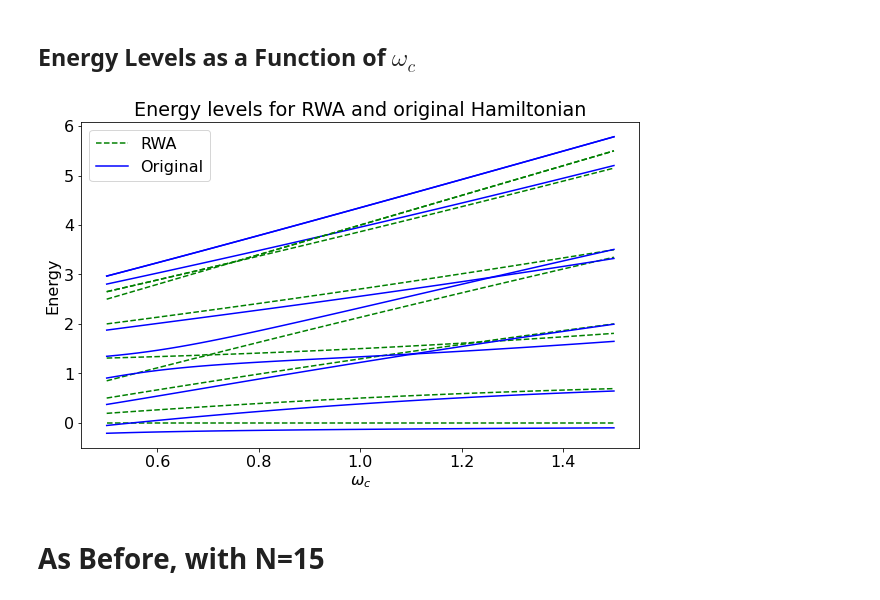
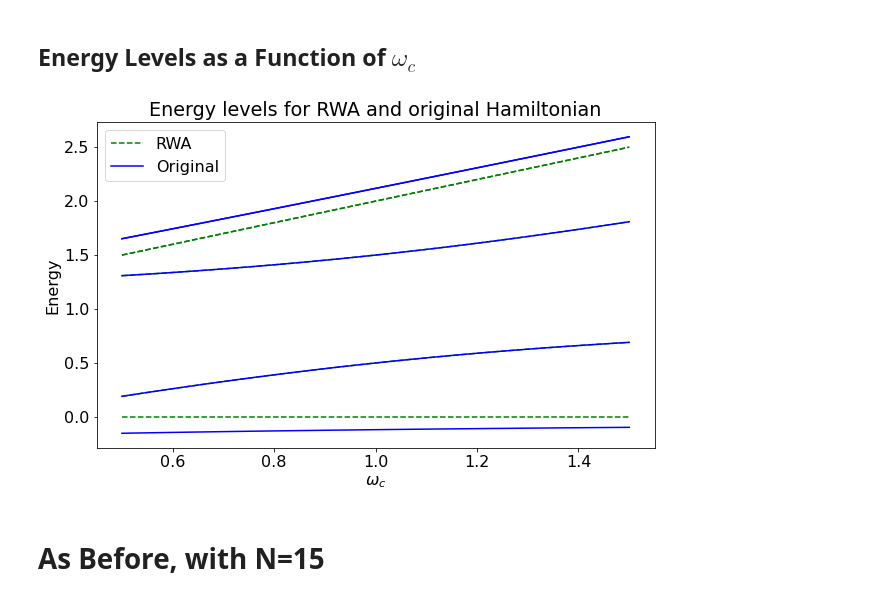
Before and after one commit to RobPie16/JaynesCummingModelProject, a Jupyter notebook: RabiOsc+EnergyLevels.ipynb, the cells around one changed output. Cells and saved outputs as stored; diff of their text form; code cells hidden in the pictures.

```diff
--- a/RabiOsc+EnergyLevels.ipynb
+++ b/RabiOsc+EnergyLevels.ipynb
@@ -14,8 +14,7 @@ mpl.rcParams.update({'font.size': 16})
 wc = 1.0  * 2 * np.pi  # cavity frequency
 wa = 1.0  * 2 * np.pi  # atom frequency
 g  = 0.05 * 2 * np.pi  # coupling strength
-N = 4                  # number of cavity fock states
-n_th_a = 0.0           # avg number of thermal bath excitation
+N = 16              # number of cavity fock states
 
 tlist = np.linspace(0,25,101)
 # %%
@@ -123,7 +169,7 @@ Now, want to verify that we get a similar result with the Rotating Wave Approxim
 A1v=[]
 A2v=[]
 
-tlist = np.linspace(0,25,101)
+tlist = np.linspace(0,25,1000)
 
 for t in tlist:
     psi=evolve(psiinit,t,Hrwa.full())
@@ -139,9 +185,9 @@ for t in tlist:
 fig, axes = plt.subplots(1, 1, figsize=(10,6))
 
 axes.plot(tlist, np.real(A1v), label="Cavity")
-axes.plot(tlist, np.real(A2v), label="Atom excited state")
+axes.plot(tlist, np.real(A2v), label="Atom Excited State")
 axes.legend()
 axes.set_xlabel('Time')
-axes.set_ylabel('Occupation probability')
-axes.set_title('Vacuum Rabi oscillations (RWA)')
+axes.set_ylabel('Occupation Probability')
+axes.set_title('Vacuum Rabi Oscillations (RWA)')
 # %% [output]
@@ -149,3 +195,25 @@ Text(0.5, 1.0, 'Vacuum Rabi oscillations (RWA)')
 [figure]
 # %% [markdown]
 So, we get very similar results. However we can look at how well the rotating wave works for different energy levels as we change the coupling strength or the cavity wavelength.
+# %%
+temp1=(np.sin(0.05*2*np.pi*tlist))**2
+temp2=(np.cos(0.05*2*np.pi*tlist))**2
+
+er1=np.array([])
+er2=np.array([])
+
+for i in range(0,len(A1v)):
+    er1=np.append(er1,-temp1[i]+A1v[i])
+    er2=np.append(er2,-temp2[i]+A2v[i])
+
+
+
+
+fig, axes = plt.subplots(1, 1, figsize=(10,6))
+
+axes.plot(tlist,er1, label="Cavity")
+axes.plot(tlist,er2, label="Atom Excited State")
+axes.legend()
+axes.set_xlabel('Time')
+axes.set_ylabel('Error')
+axes.set_title('Vacuum Rabi Oscillations (RWA)')
@@ -152,7 +223,7 @@ So, we get very similar results. However we can look at how well the rotating wa
 # %% [markdown]
 # Energy Level Comparison for Original vs RWA
 # %%
-N = 4       #number of cavity fock states
+N = 2       #number of cavity fock states
 wc = 1  # cavity frequency
 wa = 1
 gvec=np.linspace(0,1,50)
@@ -208,7 +279,7 @@ plt.show()
 # %% [markdown]
 ## Energy Levels as a Function of $\omega_c$
 # %%
-N = 4       #number of cavity fock states
+N = 2       #number of cavity fock states
 wa = 1
 g=0.5
 
@@ -227,33 +298,33 @@ for wc in wvec:
     rwalvls.append(evr)
 
 n1=len(origlvls)
 n2=len(origlvls[1])
 eolvls=np.zeros([n1,n2])
 erlvls=np.zeros([n1,n2])
 
 for i in range(n1):
     for j in range(len(rwalvls[1])):
         erlvls[i,j]=rwalvls[i][j]
         eolvls[i,j]=origlvls[i][j]
 
 
 
 
 fig, axes = plt.subplots(1, 1, figsize=(10,6))
 
 for i in range(n2):
     axes.plot(wvec,erlvls[:,i],"g--")
     axes.plot(wvec,eolvls[:,i],"b-")
 
 axes.plot(wvec,erlvls[:,n2-1],"g--",label="RWA")
 axes.plot(wvec,eolvls[:,n2-1],"b-",label="Original")
 axes.legend()
 axes.set_xlabel('$\omega_c$')
 axes.set_ylabel('Energy')
 axes.set_title('Energy levels for RWA and original Hamiltonian')
 
 plt.show()
 # %% [output]
-[figure, old version]
+[figure, new version]
 # %% [markdown]
 # As Before, with N=15
```
Also changed, not shown: parts of 14 cells of this notebook.
